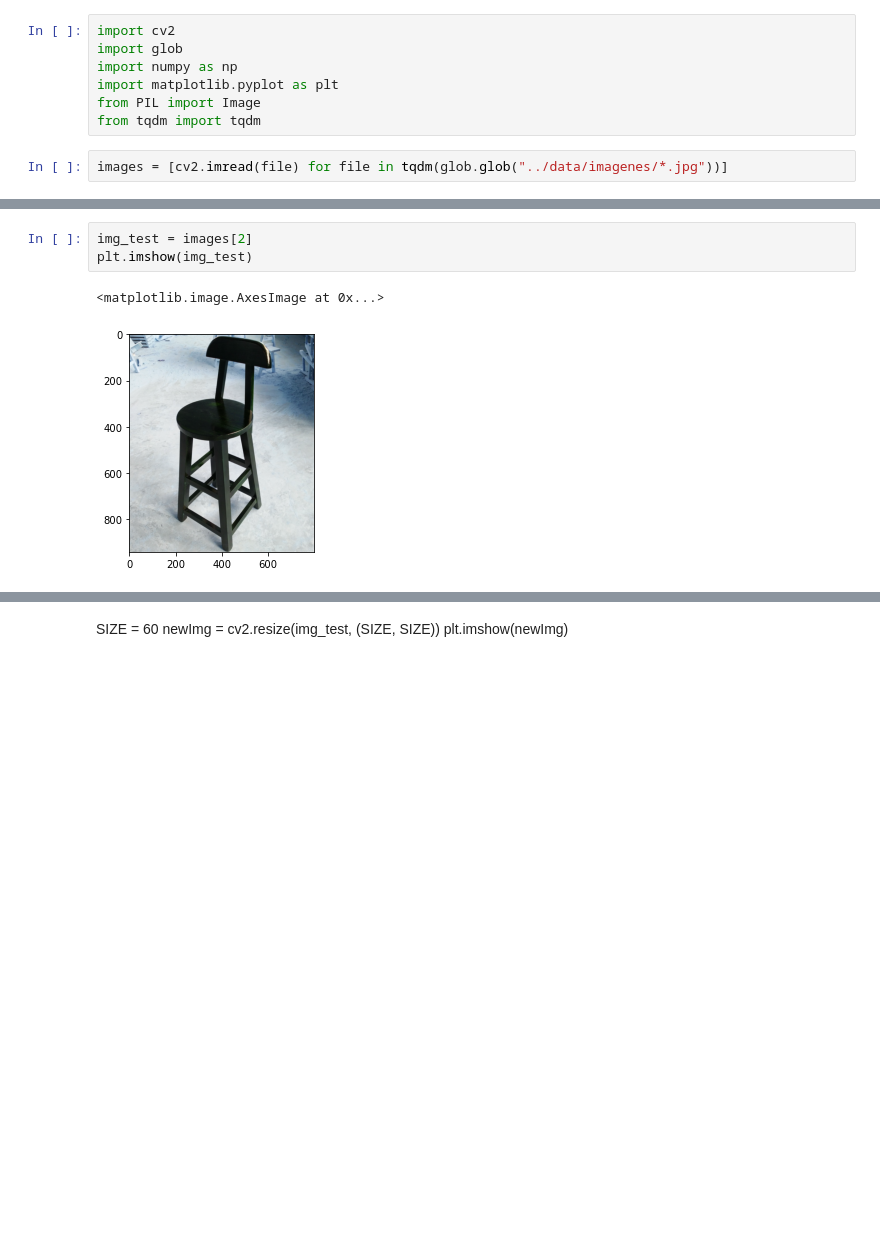
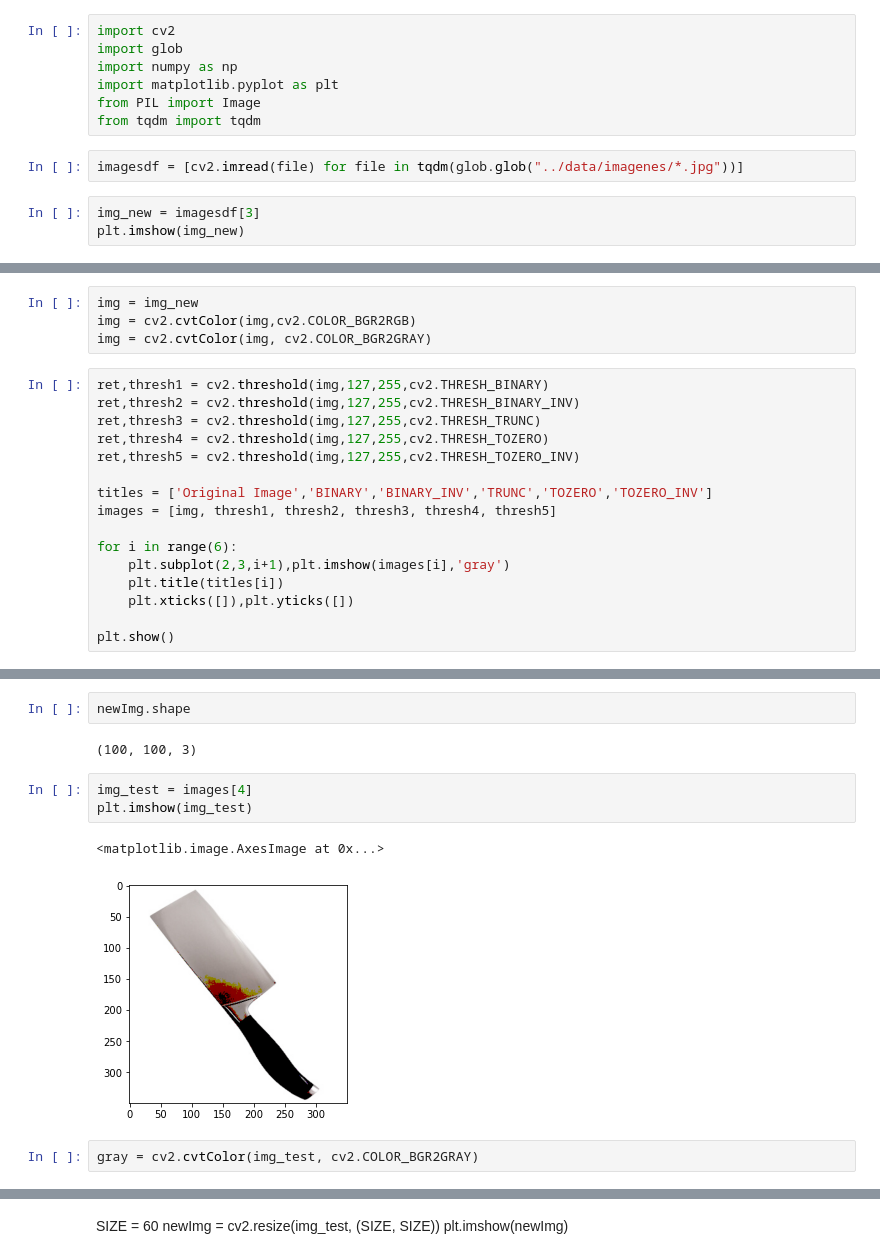
Before and after one commit to kchauxs/cuarta_entrega, a Jupyter notebook: procesamiento_img/probando_kernels.ipynb, the cells around one changed output, grey strips where cells are left out. Cells and saved outputs as stored; diff of their text form; blank space fills up the shorter version.

```diff
--- a/procesamiento_img/probando_kernels.ipynb
+++ b/procesamiento_img/probando_kernels.ipynb
@@ -6,4 +6,7 @@ import matplotlib.pyplot as plt
 from PIL import Image
 from tqdm import tqdm
 # %%
-images = [cv2.imread(file) for file in tqdm(glob.glob("../data/imagenes/*.jpg"))]
+imagesdf = [cv2.imread(file) for file in tqdm(glob.glob("../data/imagenes/*.jpg"))]
+# %%
+img_new = imagesdf[3]
+plt.imshow(img_new)
@@ -9,0 +16,20 @@ images = [cv2.imread(file) for file in tqdm(glob.glob("../data/imagenes/*.jpg"))
+# %%
+img = img_new
+img = cv2.cvtColor(img,cv2.COLOR_BGR2RGB)
+img = cv2.cvtColor(img, cv2.COLOR_BGR2GRAY)
+# %%
+ret,thresh1 = cv2.threshold(img,127,255,cv2.THRESH_BINARY)
+ret,thresh2 = cv2.threshold(img,127,255,cv2.THRESH_BINARY_INV)
+ret,thresh3 = cv2.threshold(img,127,255,cv2.THRESH_TRUNC)
+ret,thresh4 = cv2.threshold(img,127,255,cv2.THRESH_TOZERO)
+ret,thresh5 = cv2.threshold(img,127,255,cv2.THRESH_TOZERO_INV)
+
+titles = ['Original Image','BINARY','BINARY_INV','TRUNC','TOZERO','TOZERO_INV']
+images = [img, thresh1, thresh2, thresh3, thresh4, thresh5]
+
+for i in range(6):
+    plt.subplot(2,3,i+1),plt.imshow(images[i],'gray')
+    plt.title(titles[i])
+    plt.xticks([]),plt.yticks([])
+
+plt.show()
@@ -10,6 +51,12 @@ images = [cv2.imread(file) for file in tqdm(glob.glob("../data/imagenes/*.jpg"))
+# %%
+newImg.shape
+# %% [output]
+(100, 100, 3)
 # %%
-img_test = images[2]
+img_test = images[4]
 plt.imshow(img_test)
 # %% [output]
 <matplotlib.image.AxesImage at 0x...>
-[figure, old version]
+[figure, new version]
+# %%
+gray = cv2.cvtColor(img_test, cv2.COLOR_BGR2GRAY)
```
Also changed, not shown: parts of 6 cells of this notebook, 3 other files.
